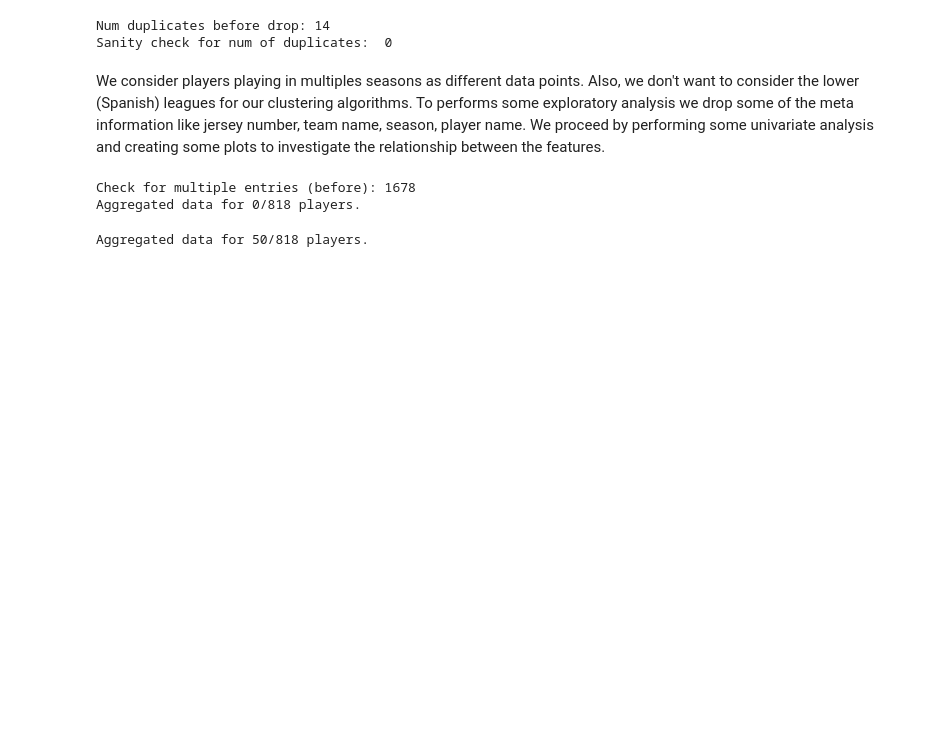
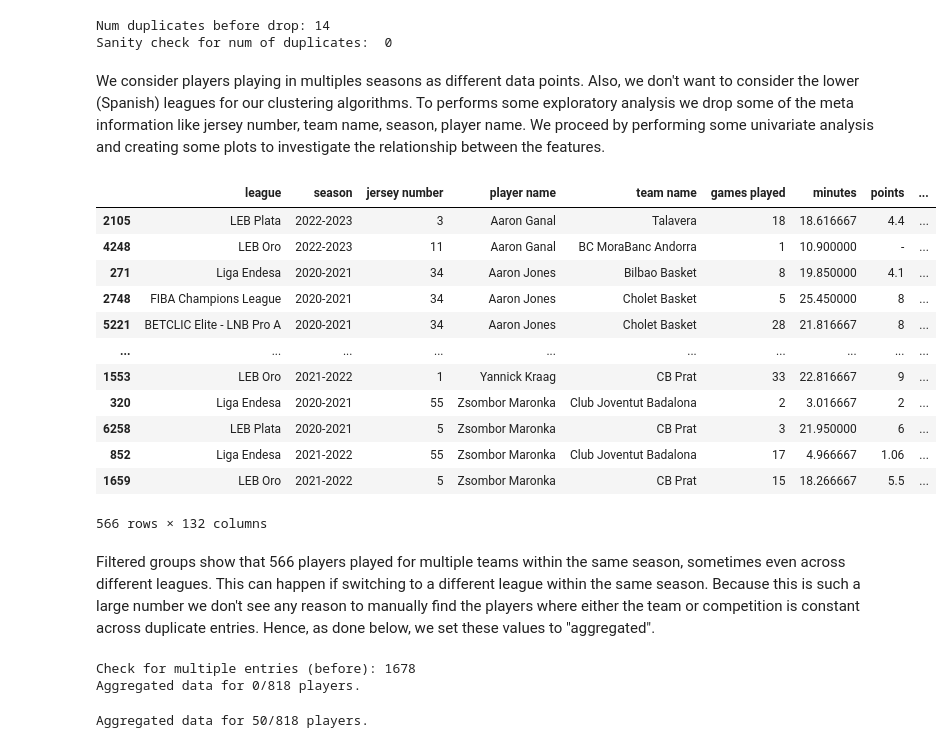
Before and after one commit to pmoecke/basketball-analytics, a Jupyter notebook: ml-models/preprocess_data_new.ipynb, the cells around one changed output. Saved outputs shown, nothing was run; the diff lists cells and outputs as text; code cells hidden in the pictures; blank space fills up the shorter version.

```diff
--- a/ml-models/preprocess_data_new.ipynb
+++ b/ml-models/preprocess_data_new.ipynb
@@ -96,6 +96,33 @@ Num duplicates before drop: 14
 Sanity check for num of duplicates:  0
 # %% [markdown]
 We consider players playing in multiples seasons as different data points. Also, we don't want to consider the lower (Spanish) leagues for our clustering algorithms. To performs some exploratory analysis we drop some of the meta information like jersey number, team name, season, player name. We proceed by performing some univariate analysis and creating some plots to investigate the relationship between the features.
+# %%
+# Check how many players have played for multiple teams in the same season
+df_check_ind = df.duplicated(subset=["player name", "season"], keep=False)
+df_multiples = df[df_check_ind]
+
+# In df_multiples, look for rows where player is the same but team name is different
+grouped = df_multiples.groupby(['player name', 'season'])
+
+# Filter groups where the player is in more than one team
+filtered_groups = grouped.filter(lambda x: x['team name'].nunique() > 1).sort_values(by=['player name', 'season'])
+filtered_groups
+# %% [output]
+|  | league | season | jersey number | player name | team name | games played | minutes | points | ... |
+| 2105 | LEB Plata | 2022-2023 | 3 | Aaron Ganal | Talavera | 18 | 18.616667 | 4.4 | ... |
+| 4248 | LEB Oro | 2022-2023 | 11 | Aaron Ganal | BC MoraBanc Andorra | 1 | 10.900000 | - | ... |
+| 271 | Liga Endesa | 2020-2021 | 34 | Aaron Jones | Bilbao Basket | 8 | 19.850000 | 4.1 | ... |
+| 2748 | FIBA Champions League | 2020-2021 | 34 | Aaron Jones | Cholet Basket | 5 | 25.450000 | 8 | ... |
+| 5221 | BETCLIC Elite - LNB Pro A | 2020-2021 | 34 | Aaron Jones | Cholet Basket | 28 | 21.816667 | 8 | ... |
+| ... | ... | ... | ... | ... | ... | ... | ... | ... | ... |
+| 1553 | LEB Oro | 2021-2022 | 1 | Yannick Kraag | CB Prat | 33 | 22.816667 | 9 | ... |
+| 320 | Liga Endesa | 2020-2021 | 55 | Zsombor Maronka | Club Joventut Badalona | 2 | 3.016667 | 2 | ... |
+| 6258 | LEB Plata | 2020-2021 | 5 | Zsombor Maronka | CB Prat | 3 | 21.950000 | 6 | ... |
+| 852 | Liga Endesa | 2021-2022 | 55 | Zsombor Maronka | Club Joventut Badalona | 17 | 4.966667 | 1.06 | ... |
+| 1659 | LEB Oro | 2021-2022 | 5 | Zsombor Maronka | CB Prat | 15 | 18.266667 | 5.5 | ... |
+566 rows × 132 columns
+# %% [markdown]
+Filtered groups show that 566 players played for multiple teams within the same season, sometimes even across different leagues. This can happen if switching to a different league within the same season. Because this is such a large number we don't see any reason to manually find the players where either the team or competition is constant across duplicate entries. Hence, as done below, we set these values to "aggregated".
 # %%
 # If a player appears in multiple dataframes, aggregate the data, i.e. weighted average by seconds played
 
```
Also changed, not shown: parts of 2 cells of this notebook, 32 other files.
